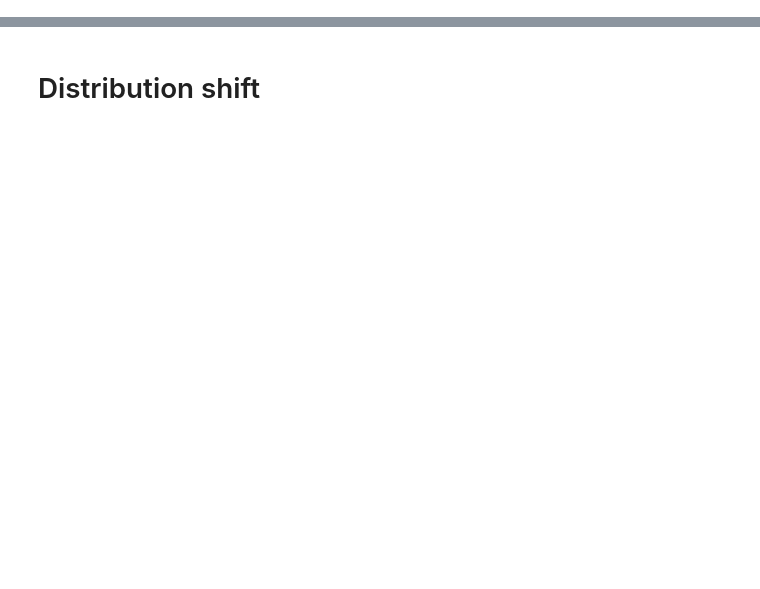
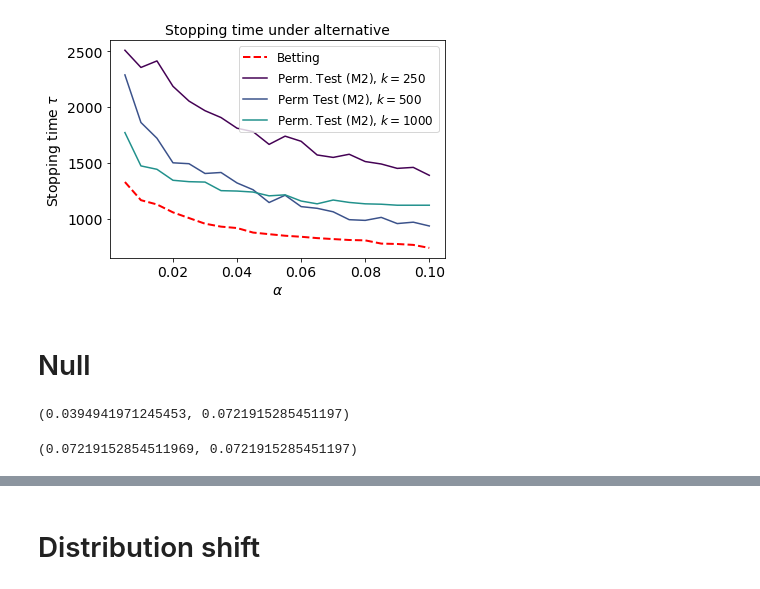
Before and after one commit to secg5/auditing_fairness_by_betting, a Jupyter notebook: credit_loan.ipynb, the cells around one changed output, grey strips where cells are left out. Drawn from its saved outputs; the diff is of its cells as text; code cells hidden in the pictures; blank space fills up the shorter version.

```diff
--- a/credit_loan.ipynb
+++ b/credit_loan.ipynb
@@ -70,13 +96,8 @@ save_results('perm_1500', perm_1500_results)
 # %%
-# Load results
-# def load_results(fname):
-#     results = []
-#     for name in glob(f'data/{fname}*'):
-#         print(name)
-#         with open(f'{name}', 'rb') as f:
-#             content = pickle.load(f)
-#             results.extend(content)
+# Reload if you've run the above experiment multiple times and have saved values
 
-#     return results
-
-# betting_results = load_results('betting')
+betting_results = load_results('betting')
+perm_250_results = load_results('perm_250')
+perm_500_results = load_results('perm_500')
+perm_1000_results = load_results('perm_1000')
+# perm_1500_results = load_results('perm_1500')
@@ -83,13 +125,32 @@ save_results('perm_1500', perm_1500_results)
 # %%
 mpl.rcParams['font.size'] = 14
+cm = plt.get_cmap('viridis')
+cmap = [cm(i) for i in np.linspace(0,1,5)]
 
-plt_mean_std(plt, betting_results, alphas, 'Betting', color='red', plot_std=True, ls='--')
-plt_mean_std(plt, perm_250_results, alphas, 'Perm. Test, $k=250$', color='purple', plot_std=False)
-plt_mean_std(plt, perm_500_results, alphas, 'Perm Test, $k=500$', color='blue', plot_std=False)
-plt_mean_std(plt, perm_1000_results, alphas, 'Perm. Test, $k=1000$', color='green', plot_std=False)
-plt_mean_std(plt, perm_1500_results, alphas, 'Perm. Test, $k=1500$', color='tab:olive', plot_std=False)
+
+plt_mean_std(plt, betting_results, alphas, 'Betting', color='red', plot_std=False, ls='--', lw=2)
+plt_mean_std(plt, perm_250_results, alphas, 'Perm. Test (M2), $k=250$', color=cmap[0], plot_std=False)
+plt_mean_std(plt, perm_500_results, alphas, 'Perm Test (M2), $k=500$', color=cmap[1], plot_std=False)
+plt_mean_std(plt, perm_1000_results, alphas, 'Perm. Test (M2), $k=1000$', color=cmap[2], plot_std=False)
+# plt_mean_std(plt, perm_1500_results, alphas, 'Perm. Test, $k=1500$', color=cmap[3], plot_std=True)
 
 
 plt.legend(fontsize=12)
 plt.xlabel('$\\alpha$')
-plt.ylabel('$\\tau$')
+plt.ylabel('Stopping time $\\tau$')
+plt.title('Stopping time under alternative', fontsize=14)
+plt.savefig('plots/credit_loan.png', dpi=300, bbox_inches='tight')
+# %% [output]
+[figure, added]
+# %% [markdown]
+# Null
+# %%
+np.mean(y1), np.mean(y2)
+# %% [output]
+(0.0394941971245453, 0.0721915285451197)
+# %%
+z1 = y1 + np.mean(y2) - np.mean(y1)
+z2 = y2
+np.mean(z1), np.mean(z2)
+# %% [output]
+(0.07219152854511969, 0.0721915285451197)
```
Also changed, not shown: parts of 20 cells of this notebook, 3 other files.
